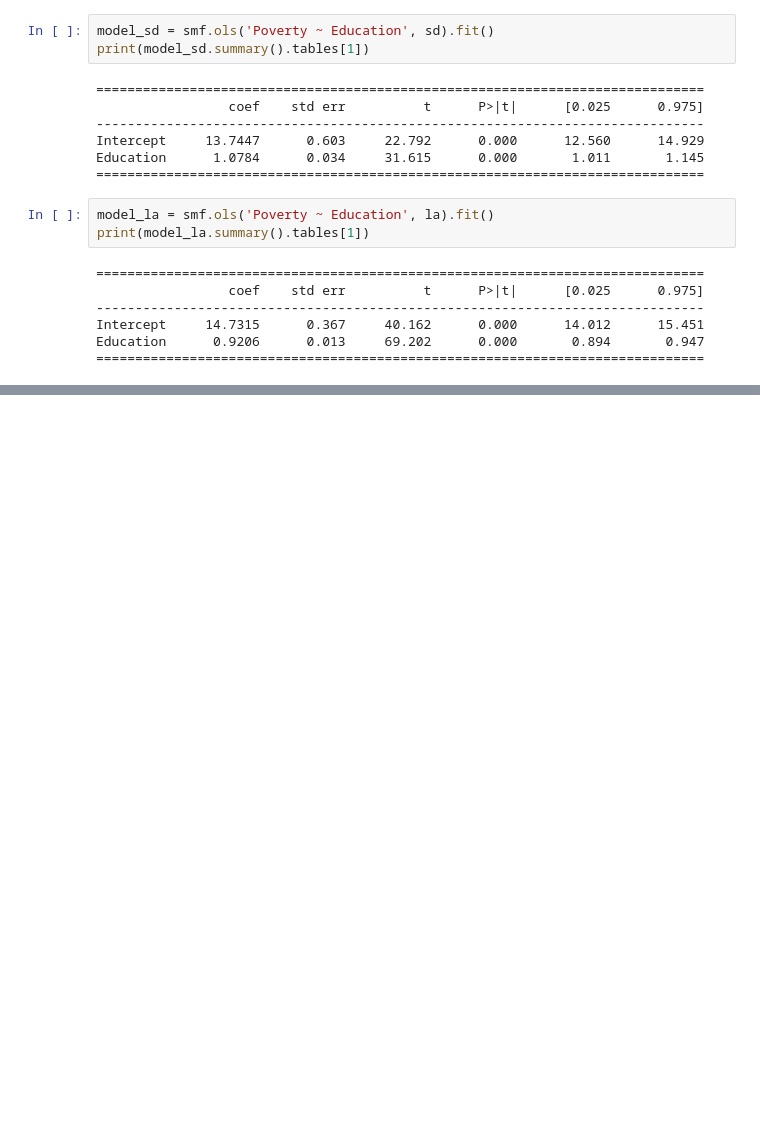
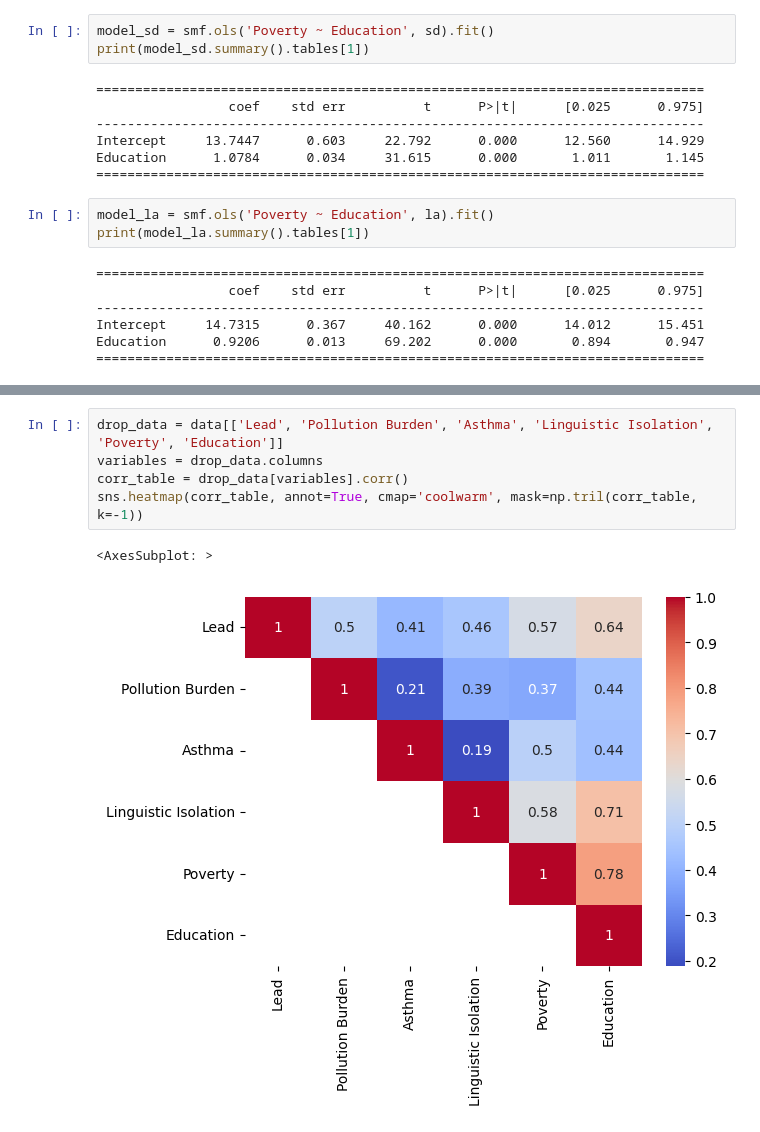
Before and after one commit to valenciaaalberto/Math189Project, a Jupyter notebook: Data/project.ipynb, the cells around one changed output, grey strips where cells are left out. Cells and saved outputs as stored; diff of their text form; blank space fills up the shorter version.

```diff
--- a/Data/project.ipynb
+++ b/Data/project.ipynb
@@ -133,0 +184,8 @@ plt.plot(sd['Education'], model_sd.predict(sd['Education']), color='red')
+# %%
+drop_data = data[['Lead', 'Pollution Burden', 'Asthma', 'Linguistic Isolation', 'Poverty', 'Education']]
+variables = drop_data.columns
+corr_table = drop_data[variables].corr()
+sns.heatmap(corr_table, annot=True, cmap='coolwarm', mask=np.tril(corr_table, k=-1))
+# %% [output]
+<AxesSubplot: >
+[figure, added]
```
Also changed, not shown: parts of 10 cells of this notebook, 1 other file.
